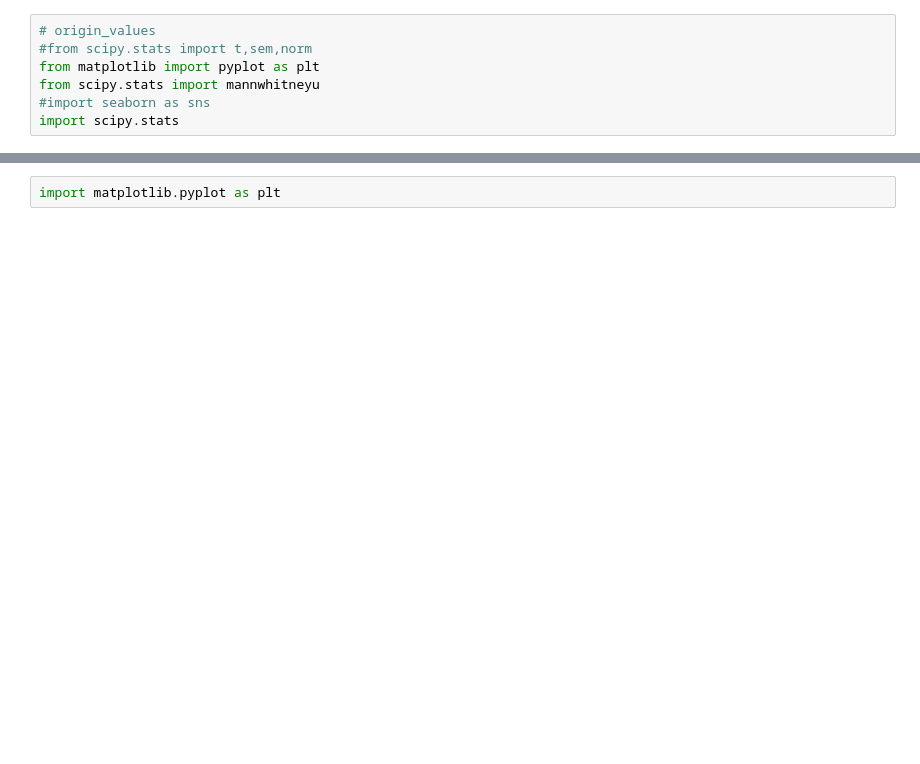
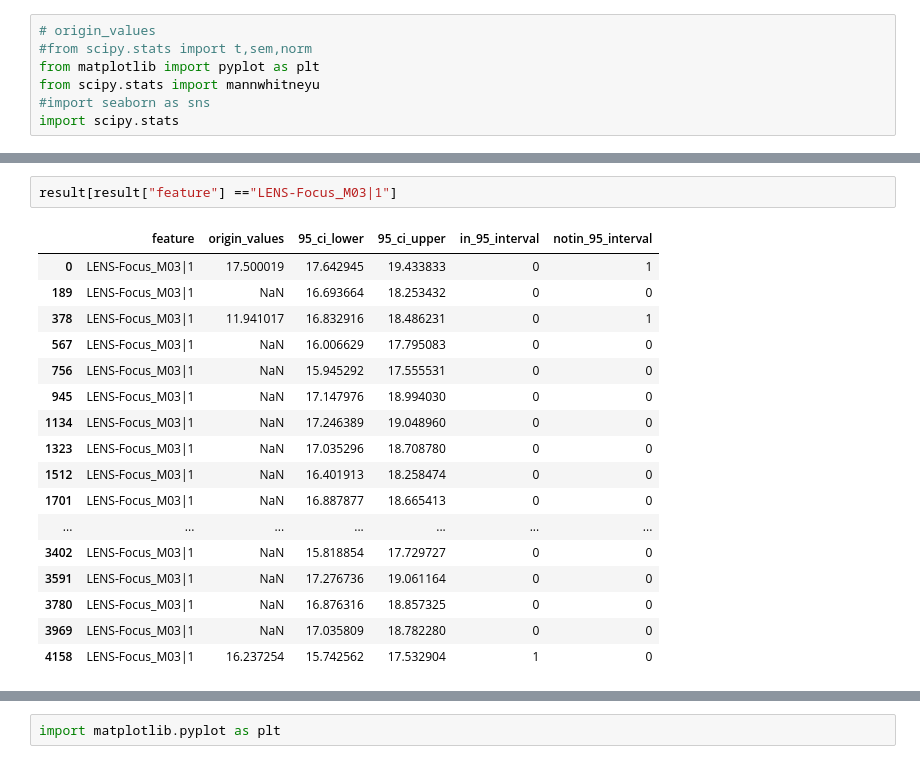
Before and after one commit to DanyelleJhang/FST, a Jupyter notebook: InversePrediction.ipynb, the cells around one changed output, grey strips where cells are left out. Cells and saved outputs as stored; diff of their text form; blank space fills up the shorter version.

```diff
--- a/InversePrediction.ipynb
+++ b/InversePrediction.ipynb
@@ -222,0 +286,20 @@ def simulation_performance(simulation_result,origin_values,ci_level=95):
+# %%
+result[result["feature"] =="LENS-Focus_M03|1"]
+# %% [output]
+|  | feature | origin_values | 95_ci_lower | 95_ci_upper | in_95_interval | notin_95_interval |
+| 0 | LENS-Focus_M03|1 | 17.500019 | 17.642945 | 19.433833 | 0 | 1 |
+| 189 | LENS-Focus_M03|1 | NaN | 16.693664 | 18.253432 | 0 | 0 |
+| 378 | LENS-Focus_M03|1 | 11.941017 | 16.832916 | 18.486231 | 0 | 1 |
+| 567 | LENS-Focus_M03|1 | NaN | 16.006629 | 17.795083 | 0 | 0 |
+| 756 | LENS-Focus_M03|1 | NaN | 15.945292 | 17.555531 | 0 | 0 |
+| 945 | LENS-Focus_M03|1 | NaN | 17.147976 | 18.994030 | 0 | 0 |
+| 1134 | LENS-Focus_M03|1 | NaN | 17.246389 | 19.048960 | 0 | 0 |
+| 1323 | LENS-Focus_M03|1 | NaN | 17.035296 | 18.708780 | 0 | 0 |
+| 1512 | LENS-Focus_M03|1 | NaN | 16.401913 | 18.258474 | 0 | 0 |
+| 1701 | LENS-Focus_M03|1 | NaN | 16.887877 | 18.665413 | 0 | 0 |
+| ... | ... | ... | ... | ... | ... | ... |
+| 3402 | LENS-Focus_M03|1 | NaN | 15.818854 | 17.729727 | 0 | 0 |
+| 3591 | LENS-Focus_M03|1 | NaN | 17.276736 | 19.061164 | 0 | 0 |
+| 3780 | LENS-Focus_M03|1 | NaN | 16.876316 | 18.857325 | 0 | 0 |
+| 3969 | LENS-Focus_M03|1 | NaN | 17.035809 | 18.782280 | 0 | 0 |
+| 4158 | LENS-Focus_M03|1 | 16.237254 | 15.742562 | 17.532904 | 1 | 0 |
```
Also changed, not shown: parts of 15 cells of this notebook.
